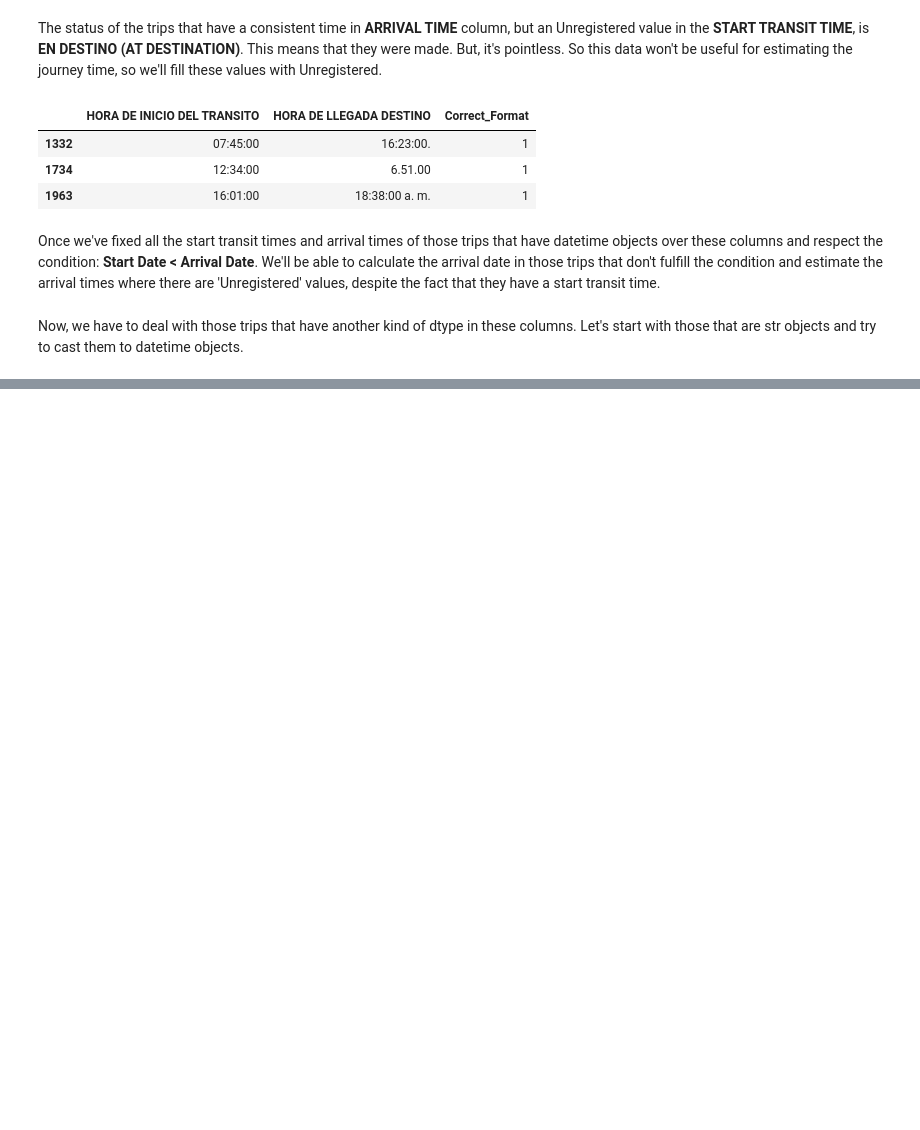
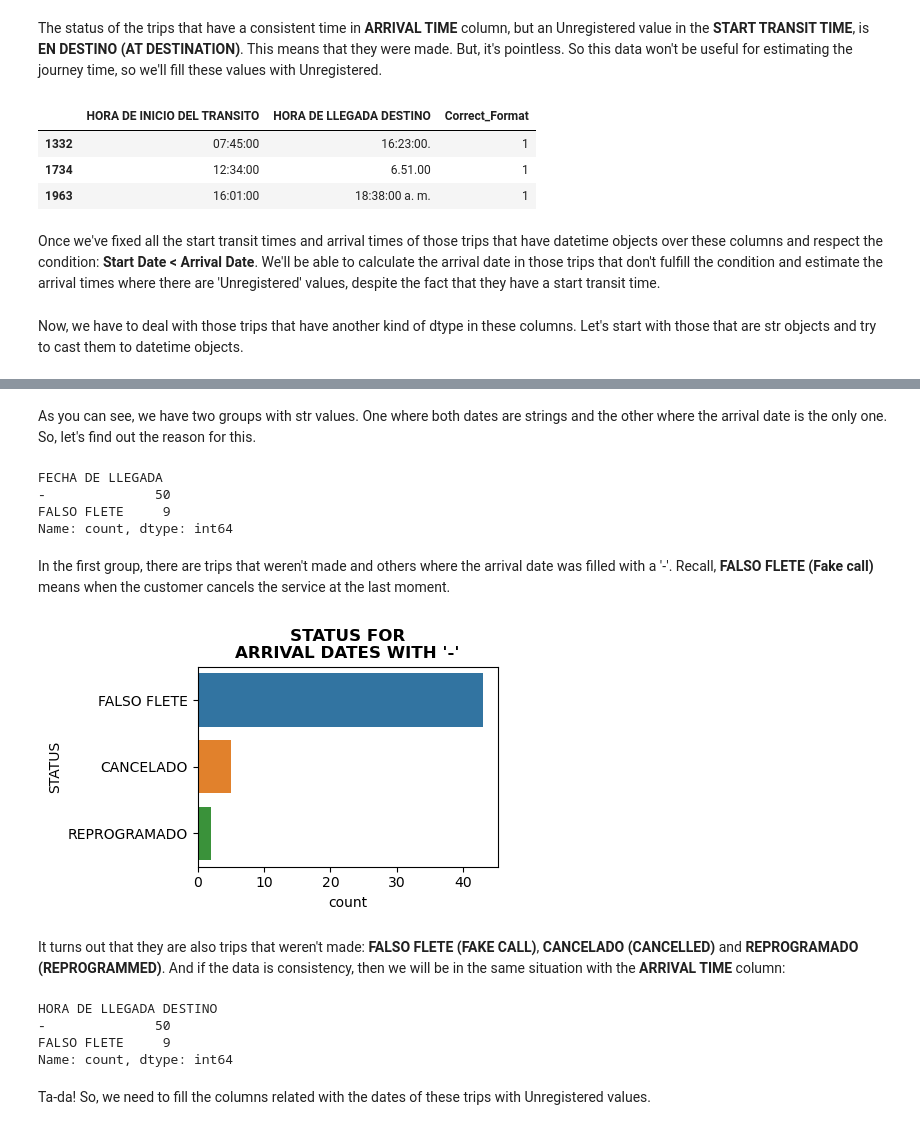
Before and after one commit to CarlosFOL/Transport_Company_Analysis, a Jupyter notebook: notebooks/data_cleaning.ipynb, the cells around one changed output, grey strips where cells are left out. Saved outputs shown, nothing was run; the diff lists cells and outputs as text; code cells hidden in the pictures; blank space fills up the shorter version.

```diff
--- a/notebooks/data_cleaning.ipynb
+++ b/notebooks/data_cleaning.ipynb
@@ -589,0 +637,57 @@ Now, we have to deal with those trips that have another kind of dtype in these c
+# %% [markdown]
+As you can see, we have two groups with str values. One where both dates are strings and the other where the arrival date is the only one. So, let's find out the reason for this.
+# %%
+# Get the groups
+groups = TripDates(df_tc=df_TransportCompany)
+pair_1 = groups.choose_dtypes(dtype_dd=datetime, dtype_ad=str)
+pair_2 = groups.choose_dtypes(dtype_ad = str, dtype_dd=str)
+(
+    pair_1['FECHA DE LLEGADA']
+    .value_counts()
+)
+# %% [output]
+FECHA DE LLEGADA
+-              50
+FALSO FLETE     9
+Name: count, dtype: int64
+# %% [markdown]
+In the first group, there are trips that weren't made and others where the arrival date was filled with a '-'.
+Recall, **FALSO FLETE (Fake call)** means when the customer cancels the service at the last moment.
+# %%
+fig  = plt.figure(figsize=(3, 2))
+ax = fig.add_axes([0, 0, 1, 1])
+(
+    pd.merge(
+        left = pair_1[pair_1['FECHA DE LLEGADA'] == '-'],
+        right = df_TransportCompany[['STATUS']],
+        left_index=True, right_index=True
+    ).
+    pipe(
+        lambda df:
+            sns.countplot(
+                data=df, y = 'STATUS',
+                )
+    )
+)
+ax.set_title("STATUS FOR\nARRIVAL DATES WITH '-'", fontdict={'weight': 'bold'})
+plt.show()
+# %% [output]
+[figure, added]
+# %% [markdown]
+It turns out that they are also trips that weren't made: **FALSO FLETE (FAKE CALL)**, **CANCELADO (CANCELLED)** and **REPROGRAMADO (REPROGRAMMED)**. And if the data is consistency, then we will be in the same situation with the **ARRIVAL TIME** column:
+# %%
+(
+    pd.merge(
+        left = pair_1,
+        right = df_TransportCompany.loc[:, ['HORA DE LLEGADA DESTINO']],
+        left_index=True, right_index=True
+    ).
+    value_counts('HORA DE LLEGADA DESTINO')
+)
+# %% [output]
+HORA DE LLEGADA DESTINO
+-              50
+FALSO FLETE     9
+Name: count, dtype: int64
+# %% [markdown]
+Ta-da! So, we need to fill the columns related with the dates of these trips with Unregistered values.
```
Also changed, not shown: parts of 12 cells of this notebook, 6 other files.
